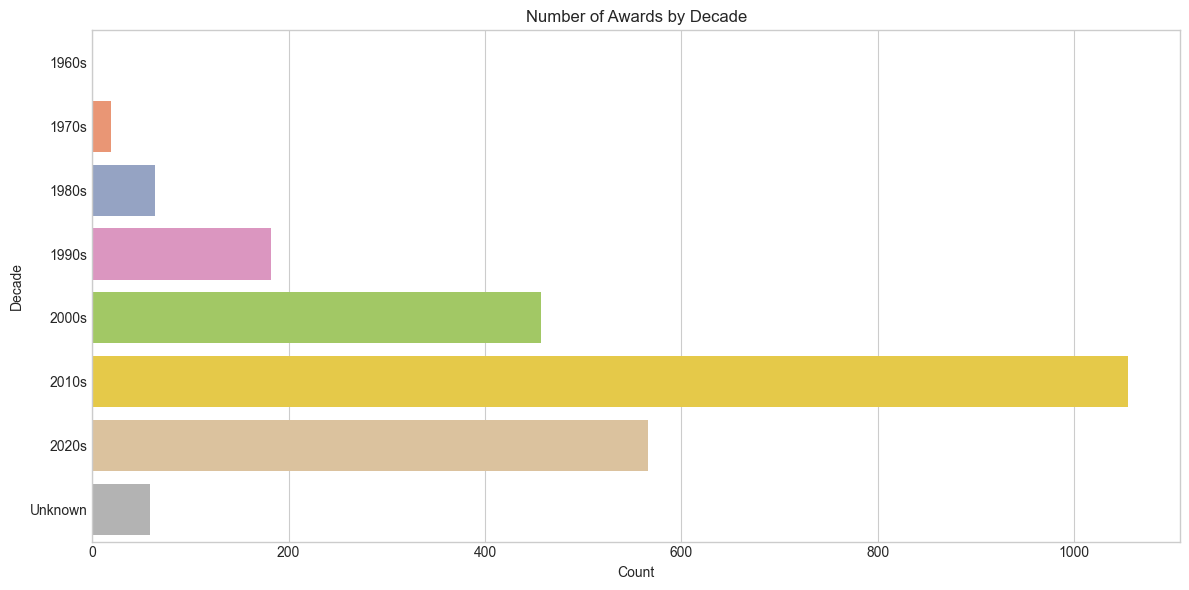
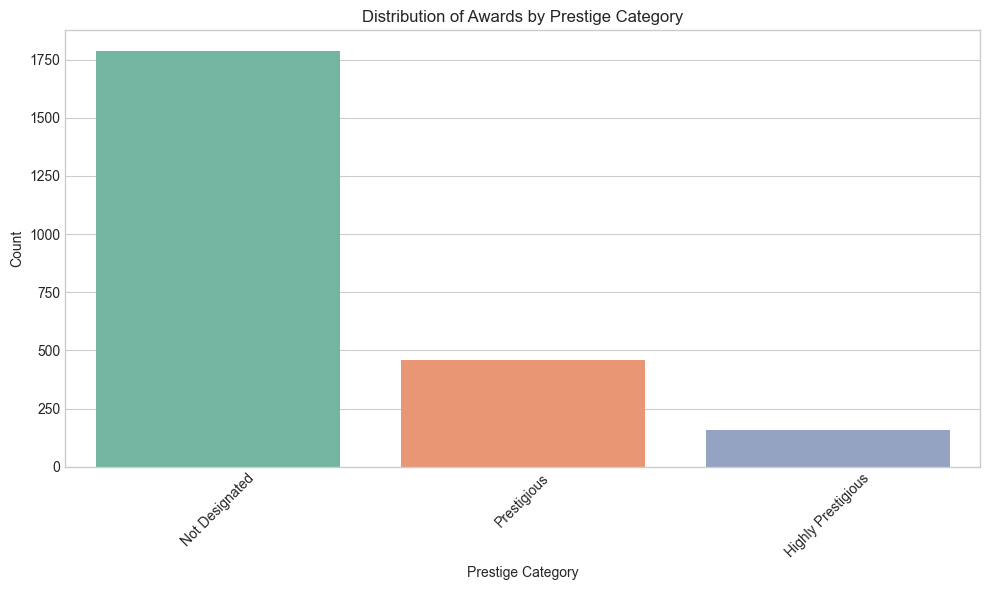
The change to this notebook cell's code, shown as a diff; its figure went from the first image to the second:
--- before
+++ after
@@ -1,16 +1,4 @@
-
-plt.style.use('seaborn-v0_8-whitegrid')
-sns.set_palette("Set2")
-
-plt.figure(figsize=(12, 6))
-sns.countplot(y=df_cleaned['award_decade'].sort_values())
-plt.title('Number of Awards by Decade')
-plt.xlabel('Count')
-plt.ylabel('Decade')
-plt.tight_layout()
-#plt.savefig('awards_by_decade.png')
-
 plt.figure(figsize=(10, 6))
-sns.countplot(x=df_cleaned['prestige'])
+sns.countplot(x=ri_matches['prestige'])
 plt.title('Distribution of Awards by Prestige Category')
 plt.xlabel('Prestige Category')
@@ -18,7 +6,6 @@
 plt.xticks(rotation=45)
 plt.tight_layout()
-#plt.savefig('awards_by_prestige.png')
 
-recent_years = df_cleaned[df_cleaned['awardreceivedawardyear'] >= 1990].copy()
+recent_years = ri_matches[ri_matches['awardreceivedawardyear'] >= 1990].copy()
 year_counts = recent_years.groupby('awardreceivedawardyear').size()
 
@@ -30,7 +17,6 @@
 plt.grid(True, alpha=0.3)
 plt.tight_layout()
-#plt.savefig('awards_trend.png')
 
-top_awards = df_cleaned['awardname'].value_counts().head(10)
+top_awards = ri_matches['awardname'].value_counts().head(10)
 plt.figure(figsize=(12, 12))
 top_awards.plot(kind='pie', autopct='%1.1f%%')
@@ -38,13 +24,2 @@
 plt.ylabel('')
 plt.tight_layout()
-#plt.savefig('top_awards_pie.png')
-
-plt.figure(figsize=(12, 6))
-sns.histplot(df_cleaned['award_age'].dropna(), bins=20, kde=True)
-plt.title('Distribution of Award Ages')
-plt.xlabel('Award Age (Years)')
-plt.ylabel('Frequency')
-plt.tight_layout()
-#plt.savefig('award_age_distribution.png')
-
-df_cleaned.to_csv('../clean_dataset/cleaned_ri_matches_cleaning.csv', index=False)

Commit: update